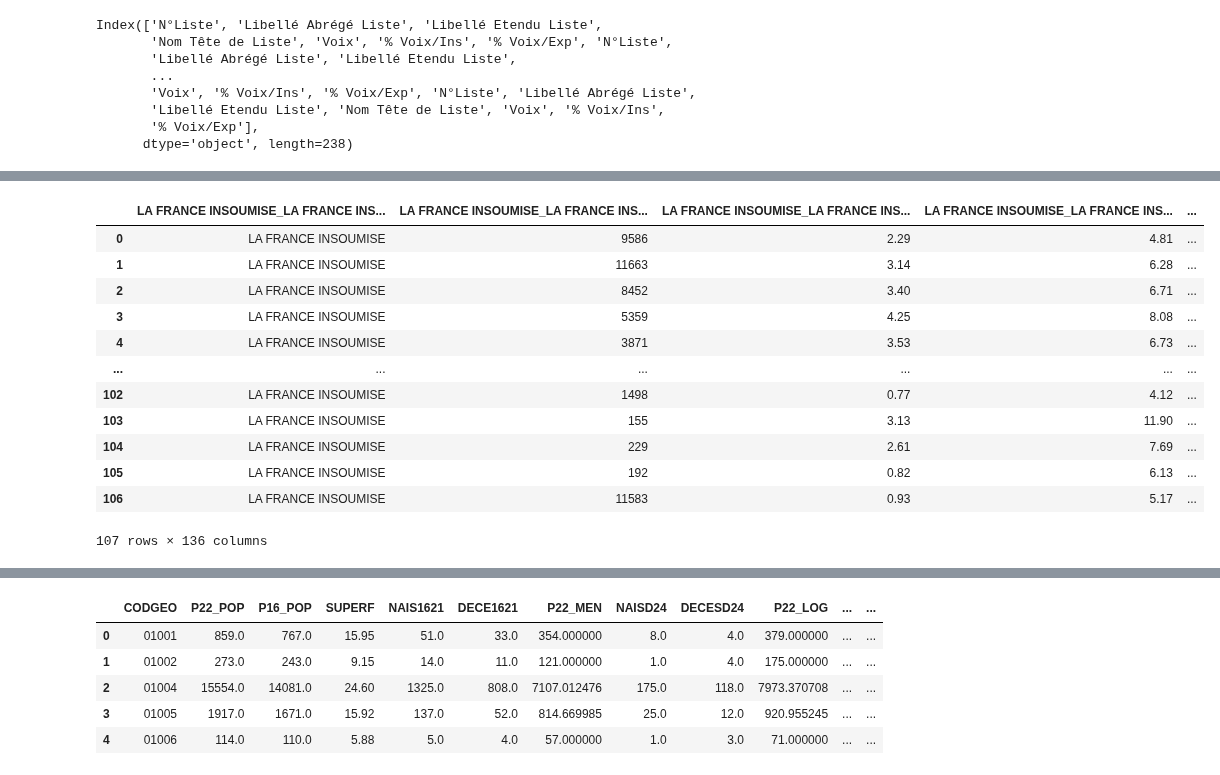
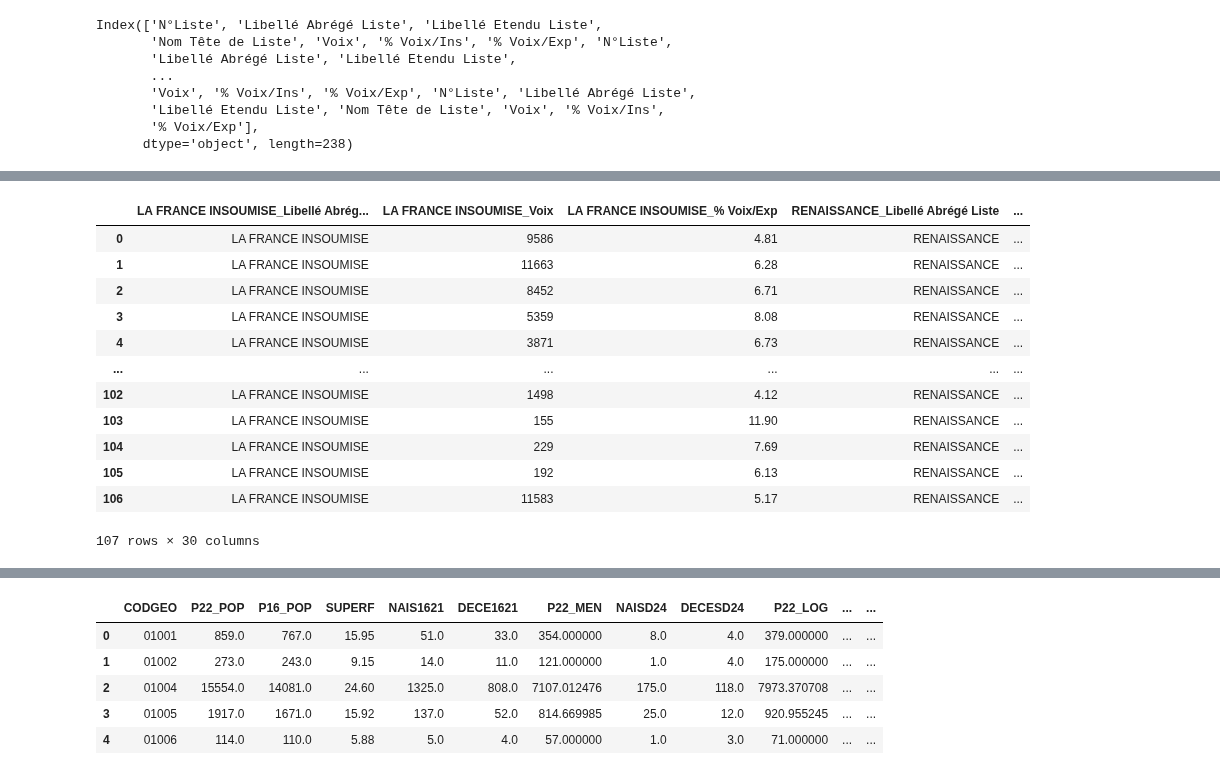
Before and after one commit to zuulaika/Projet-python, a Jupyter notebook: code_principal_z.ipynb, the cells around one changed output, grey strips where cells are left out. Drawn from its saved outputs; the diff is of its cells as text; code cells hidden in the pictures.

```diff
--- a/code_principal_z.ipynb
+++ b/code_principal_z.ipynb
@@ -111,11 +121,11 @@ Index(['N°Liste', 'Libellé Abrégé Liste', 'Libellé Etendu Liste',
 # %%
 #Sachant qu'il ya des colonnes inutiles, on va juste se concentre sur le nom du parti et les infos sur le nbr de voix
 cols_par_parti = 7
-cols_utiles = [1,4,5,6]
+cols_utiles = [1,4,6]
 
 # on selectionne les colonnes correspondantes pour chaque partie
 cols_a_garder = []
-for i in range(0, 238, cols_par_parti):
+for i in range(0, ee2019_parti.shape[1], cols_par_parti):
     cols_a_garder.extend([i + j for j in cols_utiles])
 
 ee2019_parti_n = ee2019_parti.iloc[:, cols_a_garder]
@@ -198,0 +151,15 @@ ee2024_p_d=ee2024_parti_n.iloc[:, cols_a_garder_final]
+# %%
+cols_par_bloc=3
+somme_voix_exp = []
+
+for i in range(0, ee2019_parti_n.shape[1], cols_par_bloc):
+    bloc = ee2019_parti_n.iloc[:, i:i+cols_par_bloc]
+    nom_parti = bloc.iloc[0,0]
+    total_parti = bloc.iloc[:, -1].sum()  # somme des %voix/exp pour un parti sur tous les departements
+    somme_voix_exp.append((nom_parti, total_parti))
+
+df_somme = pd.DataFrame(somme_voix_exp, columns=['Parti','total%'])
+df_somme = df_somme.sort_values('total%', ascending=False)
+top_parti = df_somme.iloc[:10,0]   #10 tops partis niveau national
+
+print(top_parti)
@@ -199,34 +218,40 @@ ee2024_p_d=ee2024_parti_n.iloc[:, cols_a_garder_final]
+# %%
+#on garde les partis de la methode 1
+ntop_parti=top_parti.unique()
+cols_a_garder_final = []
+
+for i in range(0,ee2019_parti_n.shape[1] , cols_par_bloc):
+    bloc = ee2019_parti_n.iloc[:, i:i+cols_par_bloc]
+    nom_parti = bloc.iloc[0,0]
+    if nom_parti in ntop_parti :
+        cols_a_garder_final.extend(range(i, i+cols_par_bloc))
+
+ee2019_p_d=ee2019_parti_n.iloc[:, cols_a_garder_final]
 # %%
 #on va mettre les noms des parties dans les colonnes
-
 nouv_cols = []
 
-for i in range(0, ee2019_parti_n.shape[1], cols_par_bloc):
-    bloc = ee2019_parti_n.iloc[:, i:i+cols_par_bloc]
-    # nom du parti = première ligne, première colonne du bloc
+for i in range(0, ee2019_p_d.shape[1], cols_par_bloc):
+    bloc = ee2019_p_d.iloc[:, i:i+cols_par_bloc]
     nom_parti = bloc.iloc[0, 0]
-
-    # noms des colonnes originales du bloc
     colonnes = bloc.columns
-
-    # créer nouveaux noms : NOMPARTI_colonneOriginale
     nouv_cols.extend([f"{nom_parti}_{col}" for col in colonnes])
 
 # appliquer les nouveaux noms au dataframe entier
-ee2019_parti_n.columns = nouv_cols
-ee2019_parti_n
+ee2019_p_d.columns = nouv_cols
+ee2019_p_d
 # %% [output]
-|  | LA FRANCE INSOUMISE_LA FRANCE INS... | LA FRANCE INSOUMISE_LA FRANCE INS... | LA FRANCE INSOUMISE_LA FRANCE INS... | LA FRANCE INSOUMISE_LA FRANCE INS... | ... |
-| 0 | LA FRANCE INSOUMISE | 9586 | 2.29 | 4.81 | ... |
-| 1 | LA FRANCE INSOUMISE | 11663 | 3.14 | 6.28 | ... |
-| 2 | LA FRANCE INSOUMISE | 8452 | 3.40 | 6.71 | ... |
-| 3 | LA FRANCE INSOUMISE | 5359 | 4.25 | 8.08 | ... |
-| 4 | LA FRANCE INSOUMISE | 3871 | 3.53 | 6.73 | ... |
+|  | LA FRANCE INSOUMISE_Libellé Abrég... | LA FRANCE INSOUMISE_Voix | LA FRANCE INSOUMISE_% Voix/Exp | RENAISSANCE_Libellé Abrégé Liste | ... |
+| 0 | LA FRANCE INSOUMISE | 9586 | 4.81 | RENAISSANCE | ... |
+| 1 | LA FRANCE INSOUMISE | 11663 | 6.28 | RENAISSANCE | ... |
+| 2 | LA FRANCE INSOUMISE | 8452 | 6.71 | RENAISSANCE | ... |
+| 3 | LA FRANCE INSOUMISE | 5359 | 8.08 | RENAISSANCE | ... |
+| 4 | LA FRANCE INSOUMISE | 3871 | 6.73 | RENAISSANCE | ... |
 | ... | ... | ... | ... | ... | ... |
-| 102 | LA FRANCE INSOUMISE | 1498 | 0.77 | 4.12 | ... |
-| 103 | LA FRANCE INSOUMISE | 155 | 3.13 | 11.90 | ... |
-| 104 | LA FRANCE INSOUMISE | 229 | 2.61 | 7.69 | ... |
-| 105 | LA FRANCE INSOUMISE | 192 | 0.82 | 6.13 | ... |
-| 106 | LA FRANCE INSOUMISE | 11583 | 0.93 | 5.17 | ... |
+| 102 | LA FRANCE INSOUMISE | 1498 | 4.12 | RENAISSANCE | ... |
+| 103 | LA FRANCE INSOUMISE | 155 | 11.90 | RENAISSANCE | ... |
+| 104 | LA FRANCE INSOUMISE | 229 | 7.69 | RENAISSANCE | ... |
+| 105 | LA FRANCE INSOUMISE | 192 | 6.13 | RENAISSANCE | ... |
+| 106 | LA FRANCE INSOUMISE | 11583 | 5.17 | RENAISSANCE | ... |
-107 rows × 136 columns
+107 rows × 30 columns
 # %%
```
Also changed, not shown: parts of 21 cells of this notebook.
